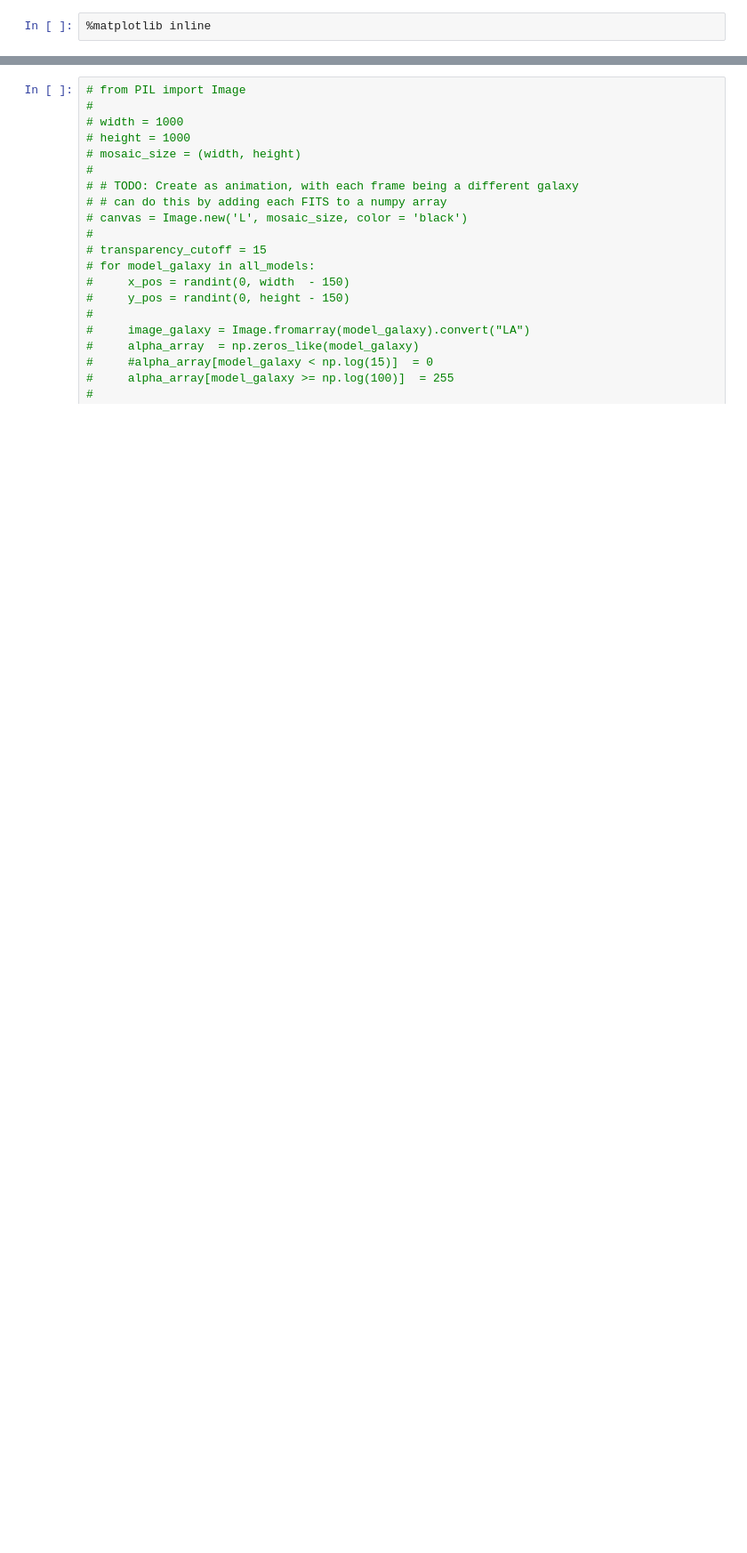
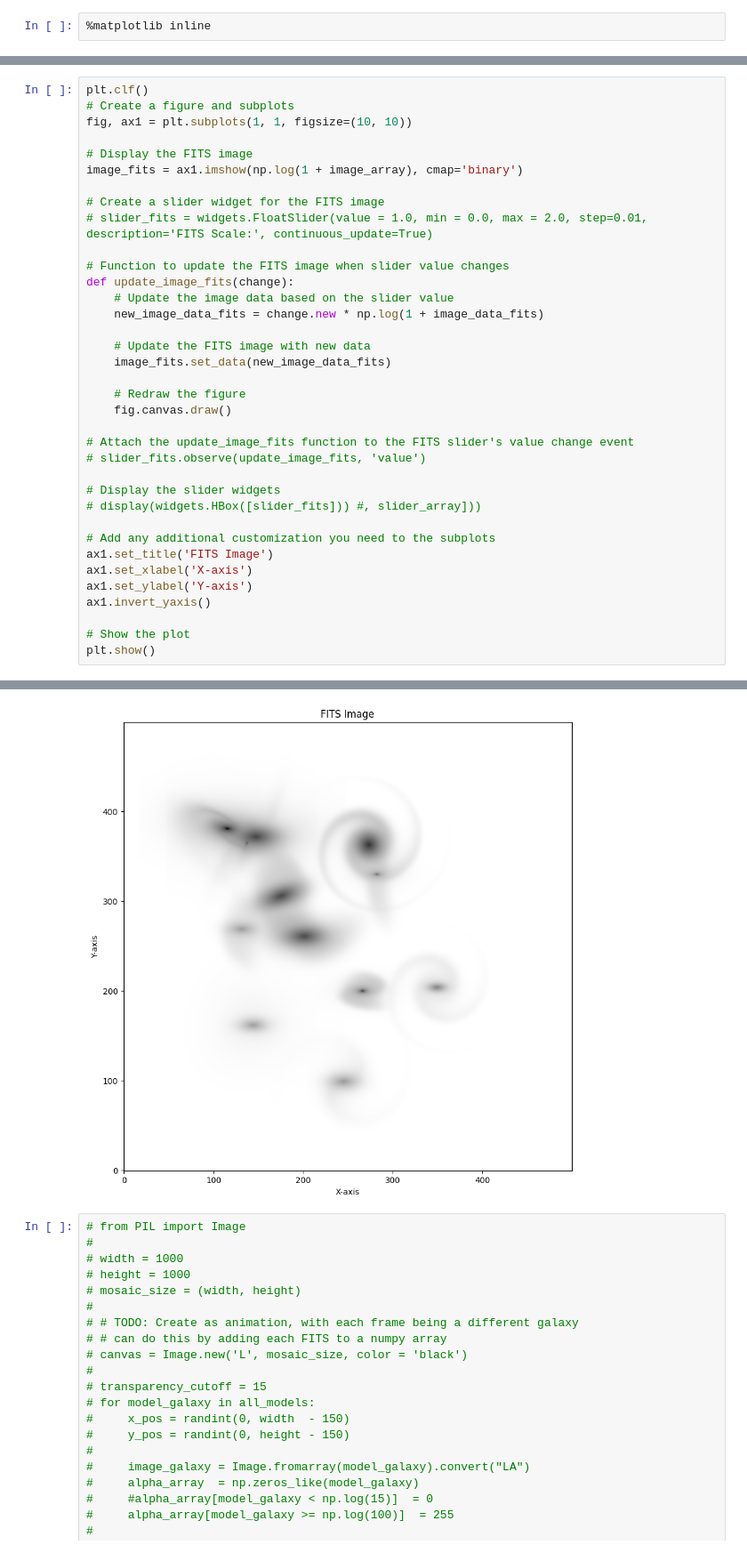
Before and after one commit to MatthewPortman/galaxymusic, a Jupyter notebook: galaxy_music.ipynb, the cells around one changed output, grey strips where cells are left out. Shown at 89% size. Drawn from its saved outputs; the diff is of its cells as text; blank space fills up the shorter version.

```diff
--- a/galaxy_music.ipynb
+++ b/galaxy_music.ipynb
@@ -833,0 +800,37 @@ Choosing note: E5
+# %%
+plt.clf()
+# Create a figure and subplots
+fig, ax1 = plt.subplots(1, 1, figsize=(10, 10))
+
+# Display the FITS image
+image_fits = ax1.imshow(np.log(1 + image_array), cmap='binary')
+
+# Create a slider widget for the FITS image
+# slider_fits = widgets.FloatSlider(value = 1.0, min = 0.0, max = 2.0, step=0.01, description='FITS Scale:', continuous_update=True)
+
+# Function to update the FITS image when slider value changes
+def update_image_fits(change):
+    # Update the image data based on the slider value
+    new_image_data_fits = change.new * np.log(1 + image_data_fits)
+
+    # Update the FITS image with new data
+    image_fits.set_data(new_image_data_fits)
+
+    # Redraw the figure
+    fig.canvas.draw()
+
+# Attach the update_image_fits function to the FITS slider's value change event
+# slider_fits.observe(update_image_fits, 'value')
+
+# Display the slider widgets
+# display(widgets.HBox([slider_fits])) #, slider_array]))
+
+# Add any additional customization you need to the subplots
+ax1.set_title('FITS Image')
+ax1.set_xlabel('X-axis')
+ax1.set_ylabel('Y-axis')
+ax1.invert_yaxis()
+
+# Show the plot
+plt.show()
+# %% [output]
@@ -834,3 +838,4 @@ Choosing note: E5
+[figure, added]
 # %%
 # from PIL import Image
 #
```
Also changed, not shown: parts of 2 cells of this notebook.
